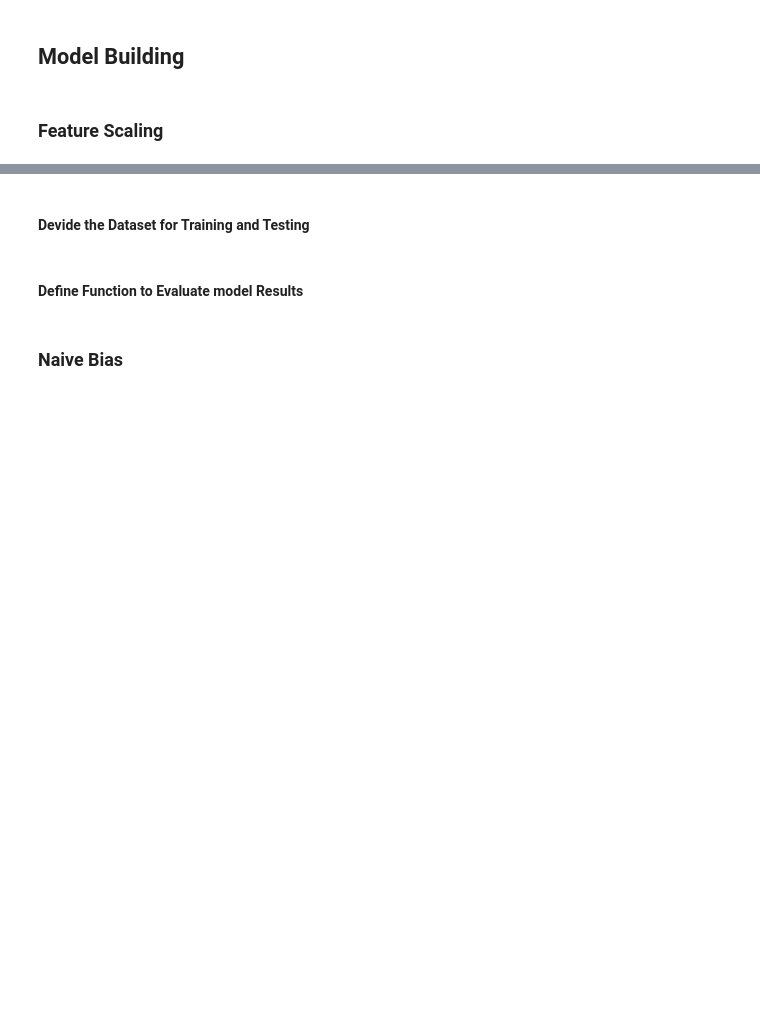
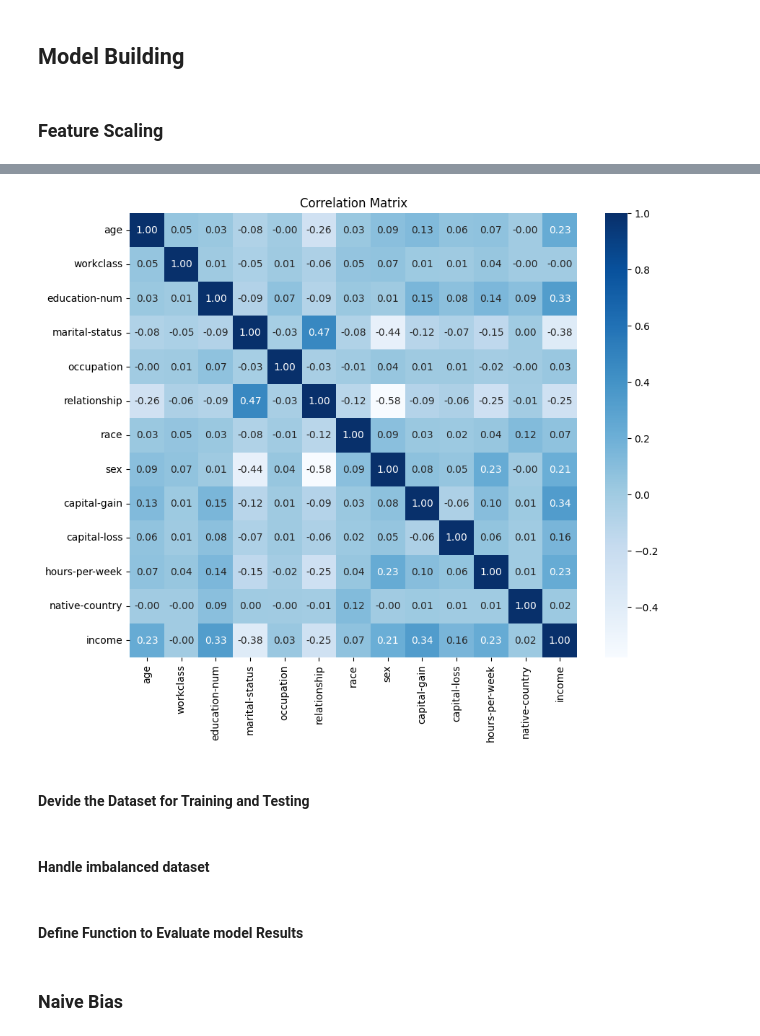
Before and after one commit to SandeepJeewandara/IncomePredictorML, a Jupyter notebook: notebooks/Income Prediction Analysis.ipynb, the cells around one changed output, grey strips where cells are left out. Saved outputs shown, nothing was run; the diff lists cells and outputs as text; code cells hidden in the pictures; blank space fills up the shorter version.

```diff
--- a/notebooks/Income Prediction Analysis.ipynb
+++ b/notebooks/Income Prediction Analysis.ipynb
@@ -437,3 +468,8 @@ ss = StandardScaler().fit(df_new.drop('income',axis=1))
 # %%
 X = ss.transform(df_new.drop('income', axis=1))
 y = df['income']
+# %%
+correlation_matrix = df_new.corr()
+
+# Display correlation matrix
+print(correlation_matrix)
@@ -440,8 +494,19 @@ y = df['income']
+# %%
+# Plot Correlation Matrix
+
+plt.figure(figsize=(10, 8))  # Adjust the figure size as needed
+sns.heatmap(correlation_matrix, annot=True, cmap='Blues', fmt=".2f")
+plt.title('Correlation Matrix')
+plt.show()
+# %% [output]
+[figure, added]
 # %% [markdown]
 #### Devide the Dataset for Training and Testing
 # %%
 from sklearn.model_selection import train_test_split
 X_train, X_test, y_train, y_test = train_test_split(X, y, test_size = 0.3, random_state=40)
+# %% [markdown]
+#### Handle imbalanced dataset
 # %% [markdown]
 #### Define Function to Evaluate model Results
 # %%
```
Also changed, not shown: parts of 17 cells of this notebook.
